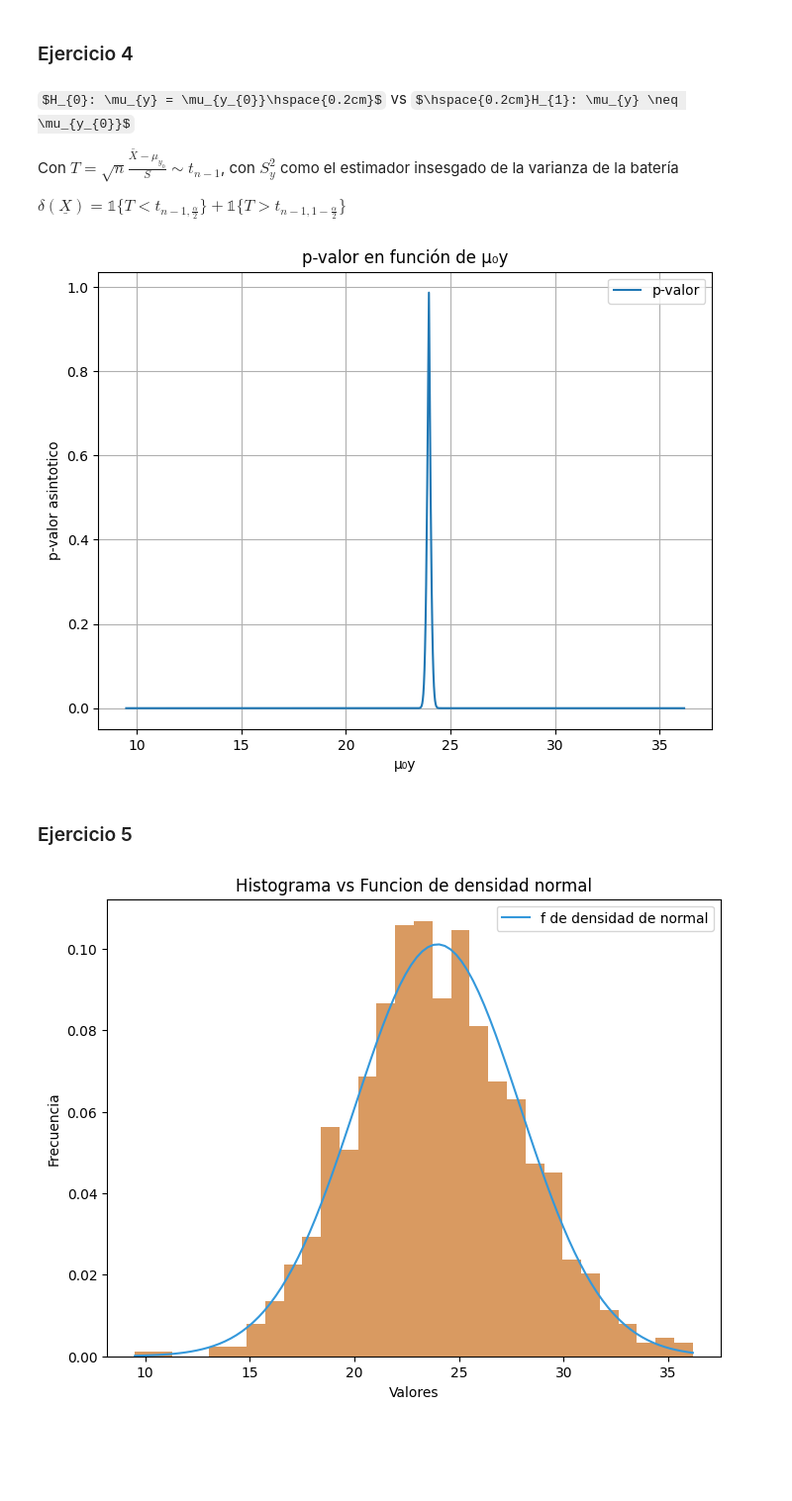
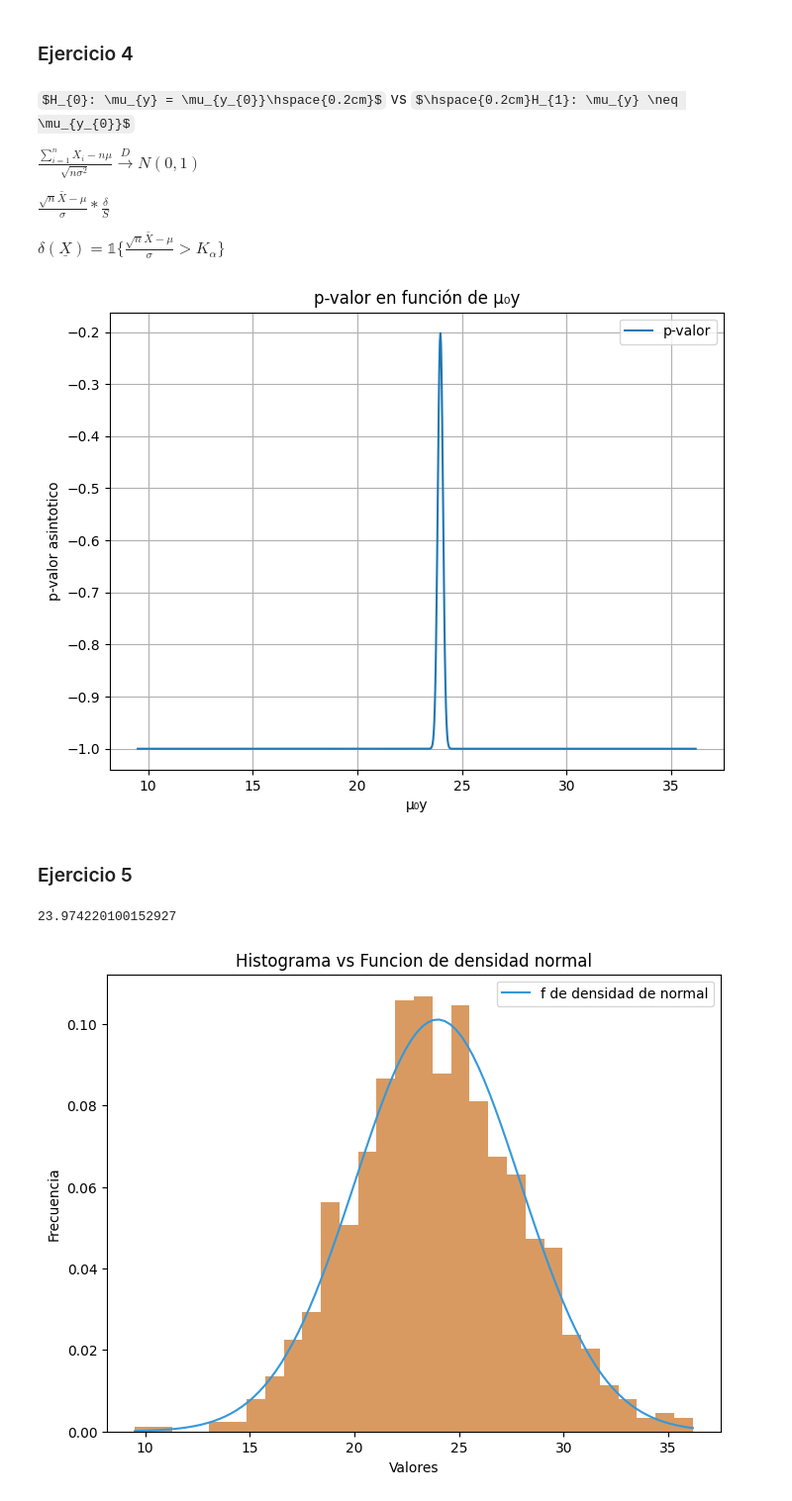
Before and after one commit to Taielmolina01/TP-Proba, a Jupyter notebook: tp.ipynb, the cells around one changed output. Shown: that part at 99% size. Cells and saved outputs as stored; diff of their text form; code cells hidden in the pictures; some formulas as TeX source; blank space fills up the shorter version.

```diff
--- a/tp.ipynb
+++ b/tp.ipynb
@@ -127,13 +129,17 @@ $H_{0}: \mu_{x} = \mu_{x_{0}}\hspace{0.2cm}$ vs $\hspace{0.2cm}H_{1}: \mu_{x} \n
 Con $T = \sqrt{n} \frac{\bar{X} - \mu_{x_{0}}}{S} \sim t_{n-1}$, con $S_{x}^2$ como el estimador insesgado de la varianza de la capacidad de almacenamiento
 
 $\delta(\underline{X}) = \mathbb{1}\{T < t_{n - 1, \frac{\alpha}{2}}\} + \mathbb{1}\{T > t_{n - 1, 1 - \frac{\alpha}{2}}\}$
+# %%
+def calcular_p_valor(muestra, valor_a_estimar, n, promedio, s_cuadrado):
+    alpha = sp.norm.pdf(sqrt(len(muestra)) * abs(promedio - valor_a_estimar) /  sqrt(s_cuadrado))
+    return 2 * alpha - 1
 # %%
 valores_mu_x = np.linspace(df[columna_capacidad].min(), df[columna_capacidad].max(), 1000)
 
 p_valores = []
 
 for mu_x in valores_mu_x:
-    _, p_valor = sp.ttest_1samp(df[columna_capacidad], mu_x)
+    p_valor = calcular_p_valor(df[columna_capacidad], mu_x, len(df[columna_capacidad]), df[columna_capacidad].mean(), estimacion_varianza_capacidad)
     p_valores.append(p_valor)
 
 plt.figure(figsize=(8, 6))
@@ -191,33 +197,39 @@ plt.show()
 # %% [markdown]
 $H_{0}: \mu_{y} = \mu_{y_{0}}\hspace{0.2cm}$ vs $\hspace{0.2cm}H_{1}: \mu_{y} \neq \mu_{y_{0}}$
 
-Con $T = \sqrt{n} \frac{\bar{X} - \mu_{y_{0}}}{S} \sim t_{n-1}$, con $S_{y}^2$ como el estimador insesgado de la varianza de la batería
+$\frac{\sum_{i=1}^{n}X_{i} - n\mu}{\sqrt{n\sigma^2}} \stackrel{D}\rightarrow \textit{N}(0, 1)$
 
-$\delta(\underline{X}) = \mathbb{1}\{T < t_{n - 1, \frac{\alpha}{2}}\} + \mathbb{1}\{T > t_{n - 1, 1 - \frac{\alpha}{2}}\}$
+$\frac{\sqrt{n} \bar{X} - \mu}{\sigma} * \frac{\delta}{S}$
+
+$\delta(\underline{X}) = \mathbb{1}\{\frac{\sqrt{n} \bar{X} - \mu}{\sigma} > K_{\alpha}\}$
 # %%
 valores_mu_y = np.linspace(df[columna_bateria].min(), df[columna_bateria].max(), 1000)
 
 p_valores_asintoticos = []
 
 for mu_y in valores_mu_y:
-    _, p_valor_asintotico = sp.ttest_1samp(df[columna_bateria], mu_y)
-    p_valores_asintoticos.append(p_valor_asintotico)
+    p_valor = calcular_p_valor(df[columna_bateria], mu_y, len(df[columna_bateria]), df[columna_bateria].mean(), estimacion_varianza_bateria)
+    p_valores_asintoticos.append(p_valor)
 
 plt.figure(figsize=(8, 6))
 plt.plot(valores_mu_y, p_valores_asintoticos, label="p-valor")
 plt.xlabel("μ₀y")
 plt.ylabel("p-valor asintotico")
 plt.title("p-valor en función de μ₀y")
 plt.grid(True)
 plt.legend()
 plt.show()
 # %% [output]
-[figure, old version]
+[figure, new version]
 # %% [markdown]
 ### Ejercicio 5
 # %%
 indice_max = np.argmax(p_valores_asintoticos)
 max_mu_y = valores_mu_y[indice_max]
+# %%
+max_mu_y
+# %% [output]
+23.974220100152927
 # %%
 plt.figure(figsize=(8, 6))
 plt.hist(df[columna_bateria], density=True, bins=30, alpha=0.7, color="#CA6F1E")
```
Also changed, not shown: parts of 2 cells of this notebook.
